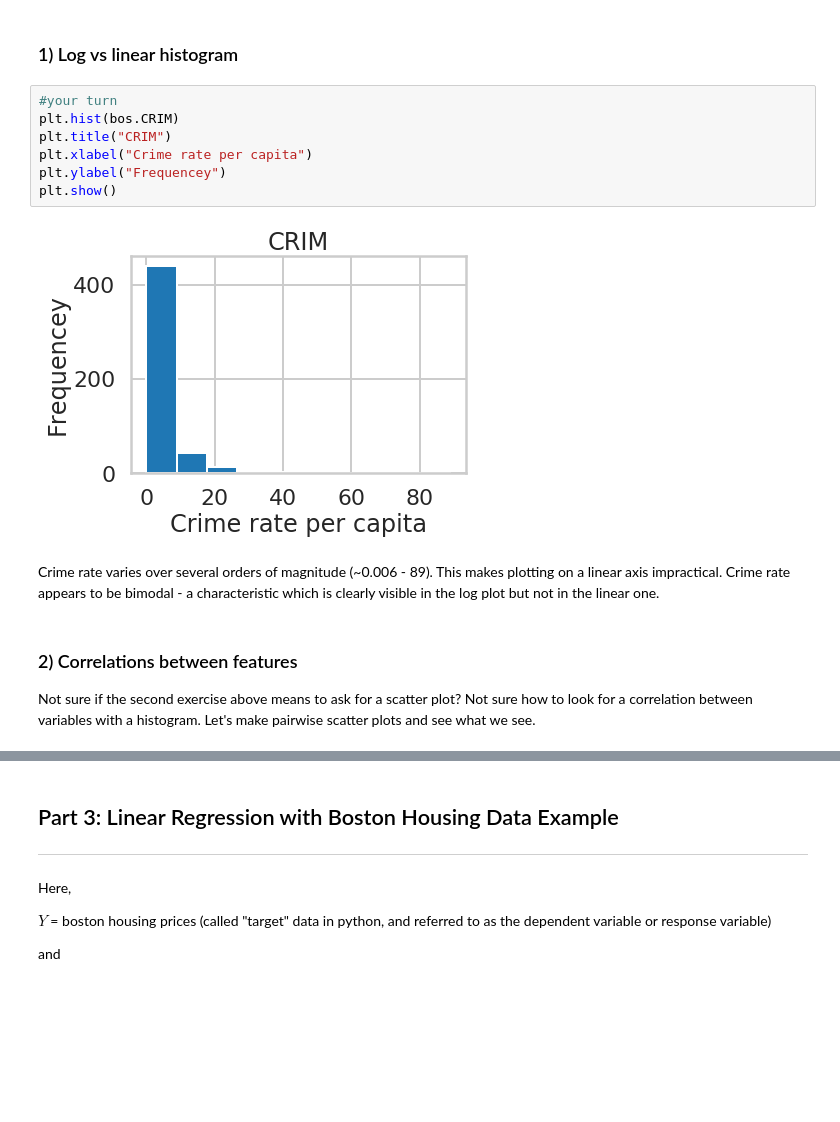
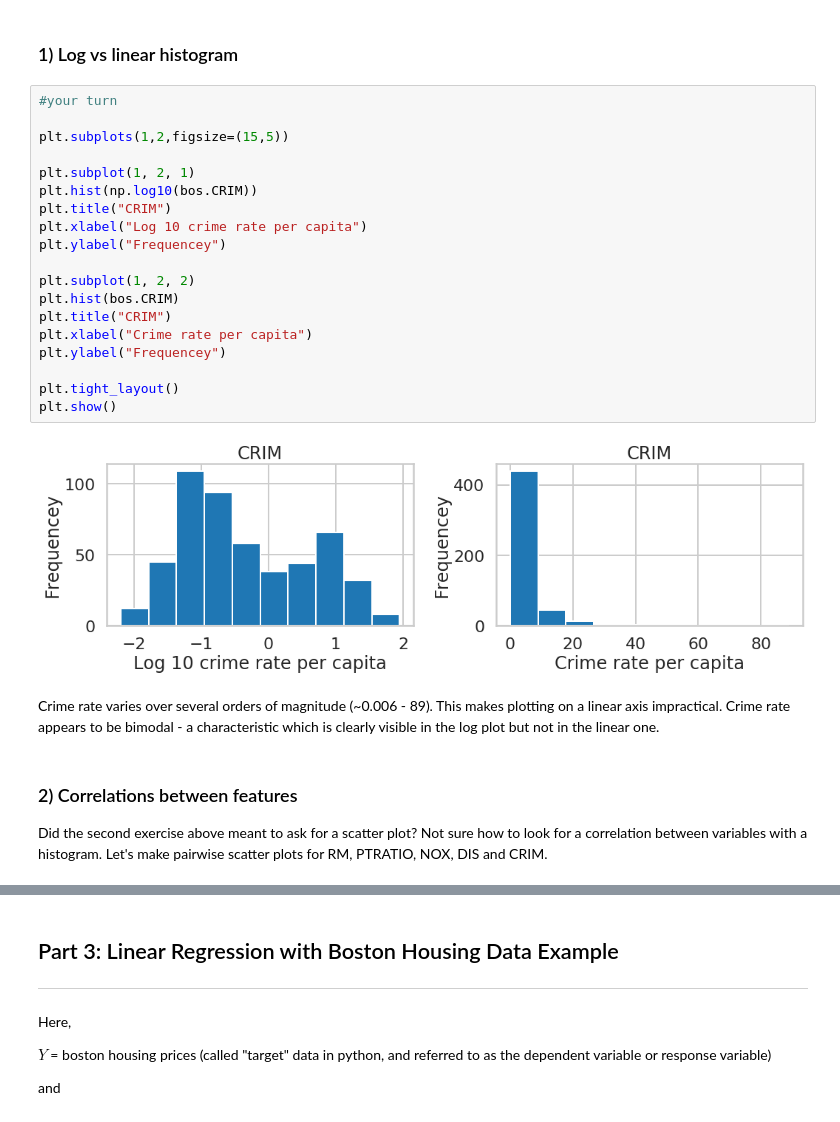
Before and after one commit to gperdrizet/linear_regression, a Jupyter notebook: Mini_Project_Linear_Regression.ipynb, the cells around one changed output, grey strips where cells are left out. Saved outputs shown, nothing was run; the diff lists cells and outputs as text; blank space fills up the shorter version.

```diff
--- a/Mini_Project_Linear_Regression.ipynb
+++ b/Mini_Project_Linear_Regression.ipynb
@@ -453,18 +479,30 @@ plt.show()
 ### 1) Log vs linear histogram
 # %%
 #your turn
+
+plt.subplots(1,2,figsize=(15,5))
+
+plt.subplot(1, 2, 1)
+plt.hist(np.log10(bos.CRIM))
+plt.title("CRIM")
+plt.xlabel("Log 10 crime rate per capita")
+plt.ylabel("Frequencey")
+
+plt.subplot(1, 2, 2)
 plt.hist(bos.CRIM)
 plt.title("CRIM")
 plt.xlabel("Crime rate per capita")
 plt.ylabel("Frequencey")
+
+plt.tight_layout()
 plt.show()
 # %% [output]
-[figure, old version]
+[figure, new version]
 # %% [markdown]
 Crime rate varies over several orders of magnitude (~0.006 - 89). This makes plotting on a linear axis impractical. Crime rate appears to be bimodal - a characteristic which is clearly visible in the log plot but not in the linear one.
 # %% [markdown]
 ### 2) Correlations between features
-Not sure if the second exercise above means to ask for a scatter plot? Not sure how to look for a correlation between variables with a histogram. Let's make pairwise scatter plots and see what we see.
+Did the second exercise above meant to ask for a scatter plot? Not sure how to look for a correlation between variables with a histogram. Let's make pairwise scatter plots for RM, PTRATIO, NOX, DIS and CRIM.
 # %%
 left  = 0.125  # the left side of the subplots of the figure
 right = 0.65   # the right side of the subplots of the figure
```
Also changed, not shown: parts of 79 cells of this notebook.
